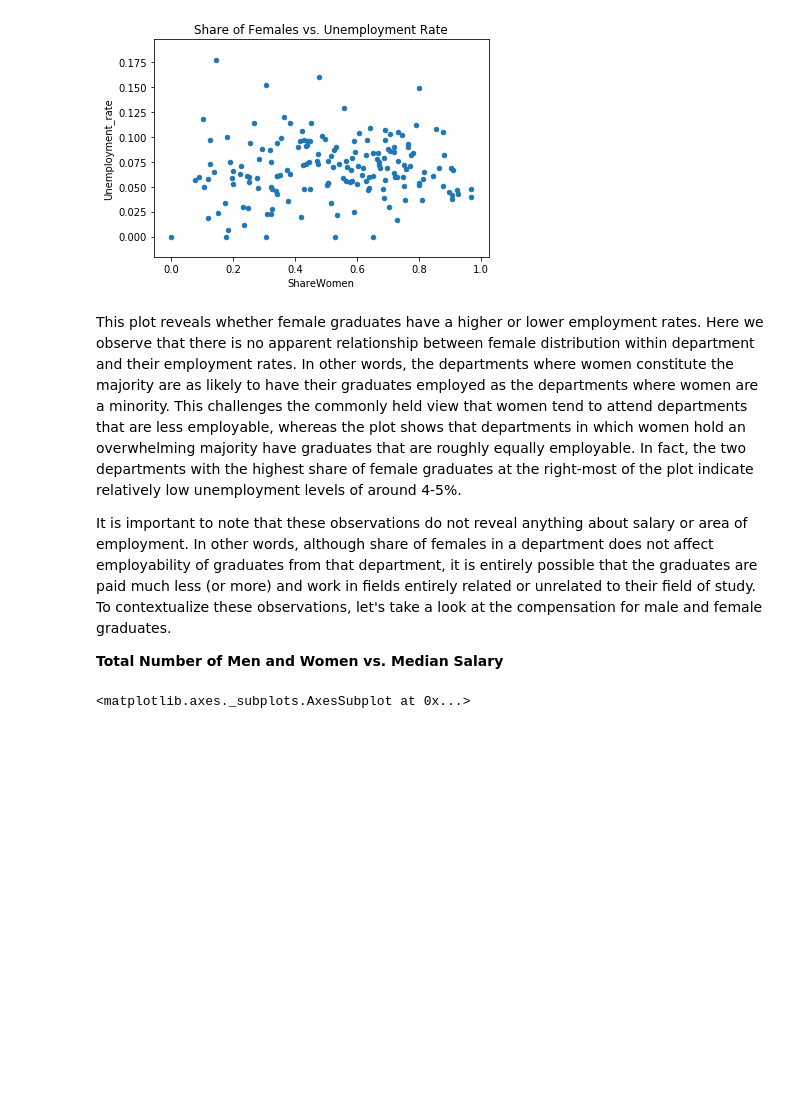
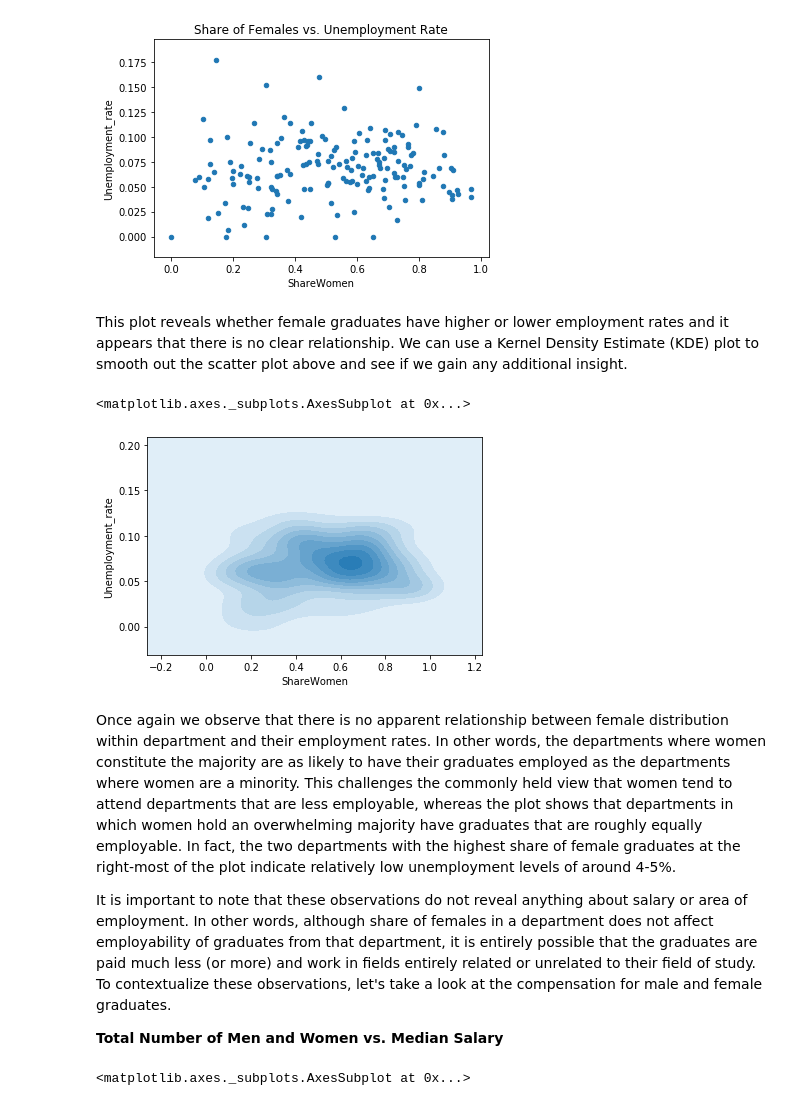
Before and after one commit to MustafaBor/data-projects, a Jupyter notebook: College Major Analysis/Gender Distribution Among College Majors & the Effect of Majors on Earnings and Employment.ipynb, the cells around one changed output. Drawn from its saved outputs; the diff is of its cells as text; code cells hidden in the pictures; blank space fills up the shorter version.

Commit message:
Added Seaborn KDE plots

```diff
--- a/College Major Analysis/Gender Distribution Among College Majors & the Effect of Majors on Earnings and Employment.ipynb
+++ b/College Major Analysis/Gender Distribution Among College Majors & the Effect of Majors on Earnings and Employment.ipynb
@@ -151,8 +151,17 @@ grads.plot(x='ShareWomen', y='Unemployment_rate', kind='scatter', title='Share o
 # %% [output]
 <matplotlib.axes._subplots.AxesSubplot at 0x...>
 [figure]
+# %% [markdown]
+This plot reveals whether female graduates have higher or lower employment rates and it appears that there is no clear relationship. We can use a Kernel Density Estimate (KDE) plot to smooth out the scatter plot above and see if we gain any additional insight.
+# %%
+import seaborn as sns
+
+sns.kdeplot(grads['ShareWomen'], grads['Unemployment_rate'], shade=True)
+# %% [output]
+<matplotlib.axes._subplots.AxesSubplot at 0x...>
+[figure, added]
 # %% [markdown]
-This plot reveals whether female graduates have a higher or lower employment rates. Here we observe that there is no apparent relationship between female distribution within department and their employment rates. In other words, the departments where women constitute the majority are as likely to have their graduates employed as the departments where women are a minority. This challenges the commonly held view that women tend to attend departments that are less employable, whereas the plot shows that departments in which women hold an overwhelming majority have graduates that are roughly equally employable. In fact, the two departments with the highest share of female graduates at the right-most of the plot indicate relatively low unemployment levels of around 4-5%.
+Once again we observe that there is no apparent relationship between female distribution within department and their employment rates. In other words, the departments where women constitute the majority are as likely to have their graduates employed as the departments where women are a minority. This challenges the commonly held view that women tend to attend departments that are less employable, whereas the plot shows that departments in which women hold an overwhelming majority have graduates that are roughly equally employable. In fact, the two departments with the highest share of female graduates at the right-most of the plot indicate relatively low unemployment levels of around 4-5%.
 
 It is important to note that these observations do not reveal anything about salary or area of employment. In other words, although share of females in a department does not affect employability of graduates from that department, it is entirely possible that the graduates are paid much less (or more) and work in fields entirely related or unrelated to their field of study. To contextualize these observations, let's take a look at the compensation for male and female graduates.
 
```
Also changed, not shown: parts of 7 cells of this notebook.
